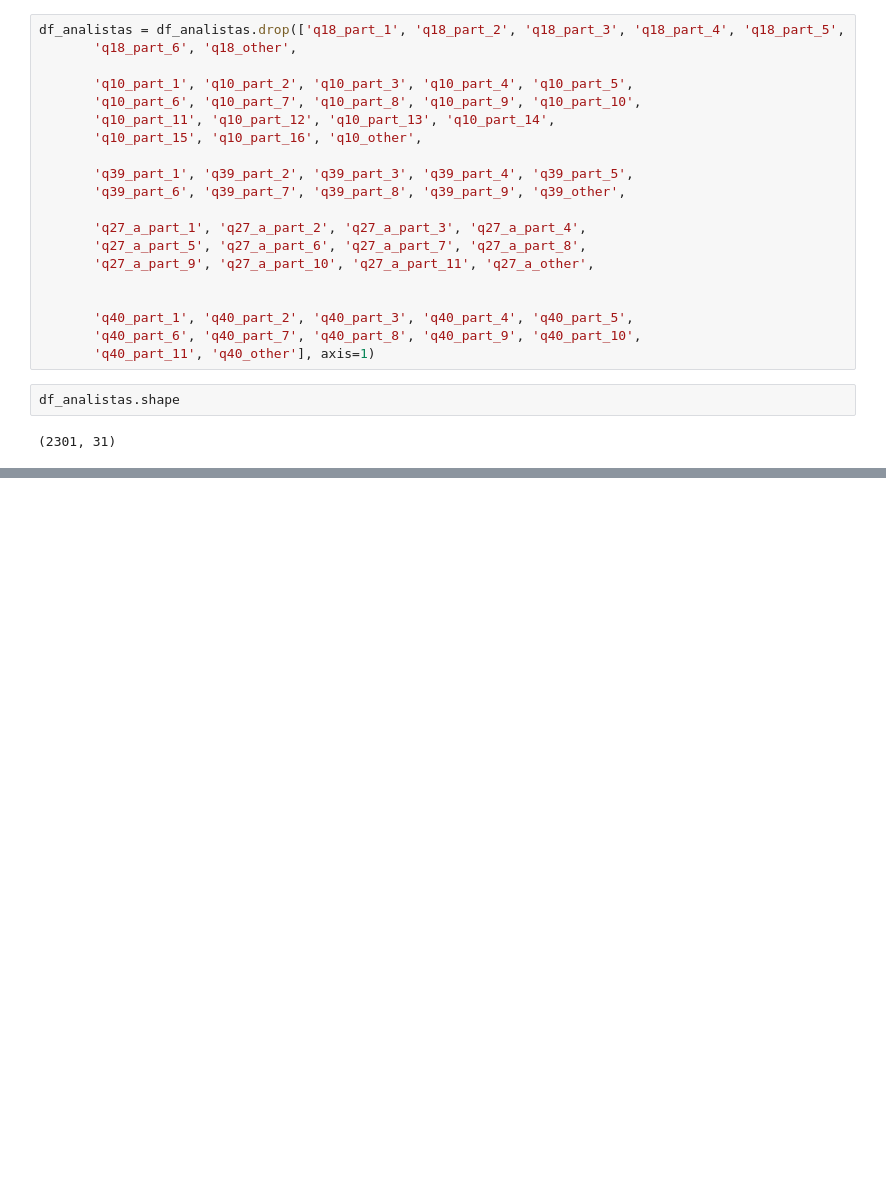
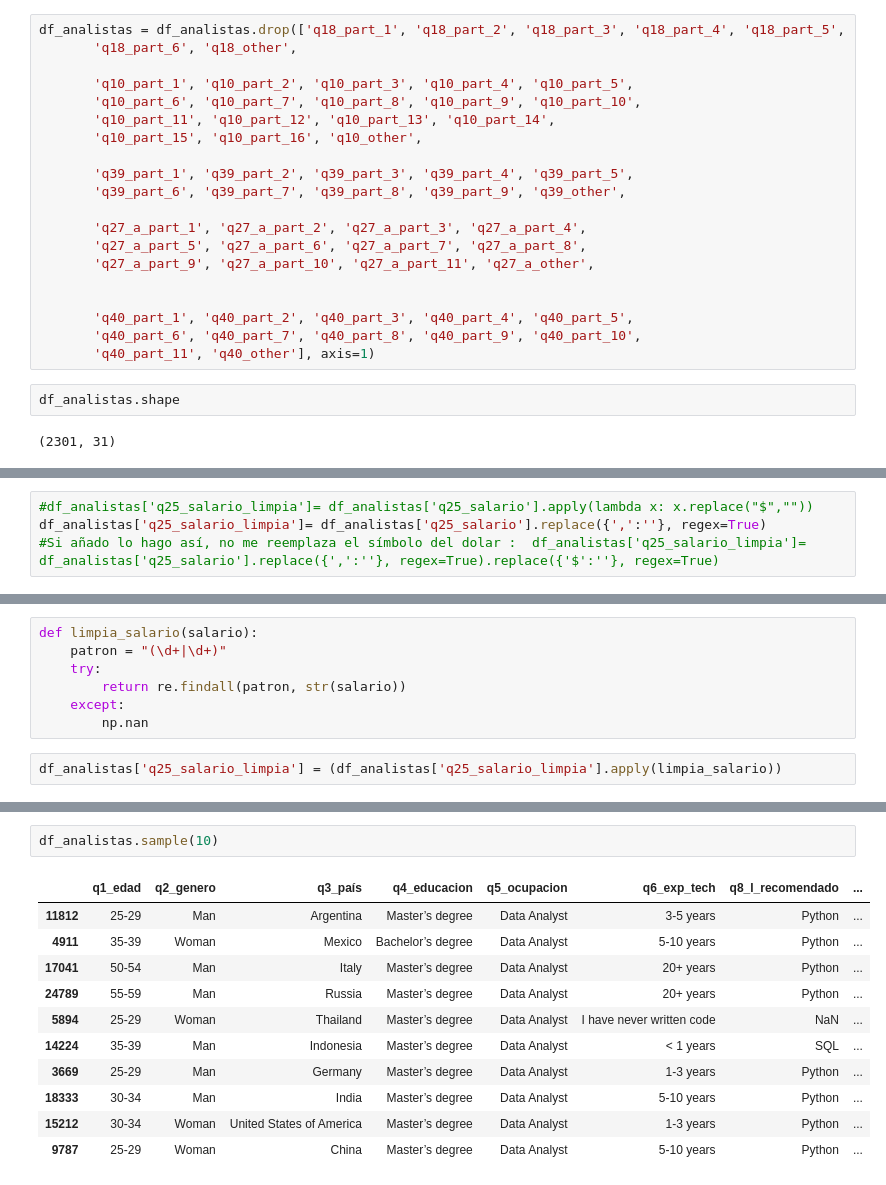
Before and after one commit to Adalab/project2-da-promo-c-modulo-2-team4, a Jupyter notebook: 03-limpieza/limpieza.ipynb, the cells around one changed output, grey strips where cells are left out. Drawn from its saved outputs; the diff is of its cells as text; blank space fills up the shorter version.

Commit message:
pruebas salario

```diff
--- a/03-limpieza/limpieza.ipynb
+++ b/03-limpieza/limpieza.ipynb
@@ -232,0 +238,4 @@ df_analistas.shape
+# %%
+#df_analistas['q25_salario_limpia']= df_analistas['q25_salario'].apply(lambda x: x.replace("$",""))
+df_analistas['q25_salario_limpia']= df_analistas['q25_salario'].replace({',':''}, regex=True)
+#Si añado lo hago así, no me reemplaza el símbolo del dolar :  df_analistas['q25_salario_limpia']= df_analistas['q25_salario'].replace({',':''}, regex=True).replace({'$':''}, regex=True)
@@ -232,0 +252,9 @@ df_analistas.shape
+# %%
+def limpia_salario(salario):
+    patron = "(\d+|\d+)"
+    try:
+        return re.findall(patron, str(salario))
+    except:
+        np.nan
+# %%
+df_analistas['q25_salario_limpia'] = (df_analistas['q25_salario_limpia'].apply(limpia_salario))
@@ -232,0 +341,14 @@ df_analistas.shape
+# %%
+df_analistas.sample(10)
+# %% [output]
+|  | q1_edad | q2_genero | q3_país | q4_educacion | q5_ocupacion | q6_exp_tech | q8_l_recomendado | ... |
+| 11812 | 25-29 | Man | Argentina | Master’s degree | Data Analyst | 3-5 years | Python | ... |
+| 4911 | 35-39 | Woman | Mexico | Bachelor’s degree | Data Analyst | 5-10 years | Python | ... |
+| 17041 | 50-54 | Man | Italy | Master’s degree | Data Analyst | 20+ years | Python | ... |
+| 24789 | 55-59 | Man | Russia | Master’s degree | Data Analyst | 20+ years | Python | ... |
+| 5894 | 25-29 | Woman | Thailand | Master’s degree | Data Analyst | I have never written code | NaN | ... |
+| 14224 | 35-39 | Man | Indonesia | Master’s degree | Data Analyst | < 1 years | SQL | ... |
+| 3669 | 25-29 | Man | Germany | Master’s degree | Data Analyst | 1-3 years | Python | ... |
+| 18333 | 30-34 | Man | India | Master’s degree | Data Analyst | 5-10 years | Python | ... |
+| 15212 | 30-34 | Woman | United States of America | Master’s degree | Data Analyst | 1-3 years | Python | ... |
+| 9787 | 25-29 | Woman | China | Master’s degree | Data Analyst | 5-10 years | Python | ... |
```
Also changed, not shown: parts of 12 cells of this notebook.
